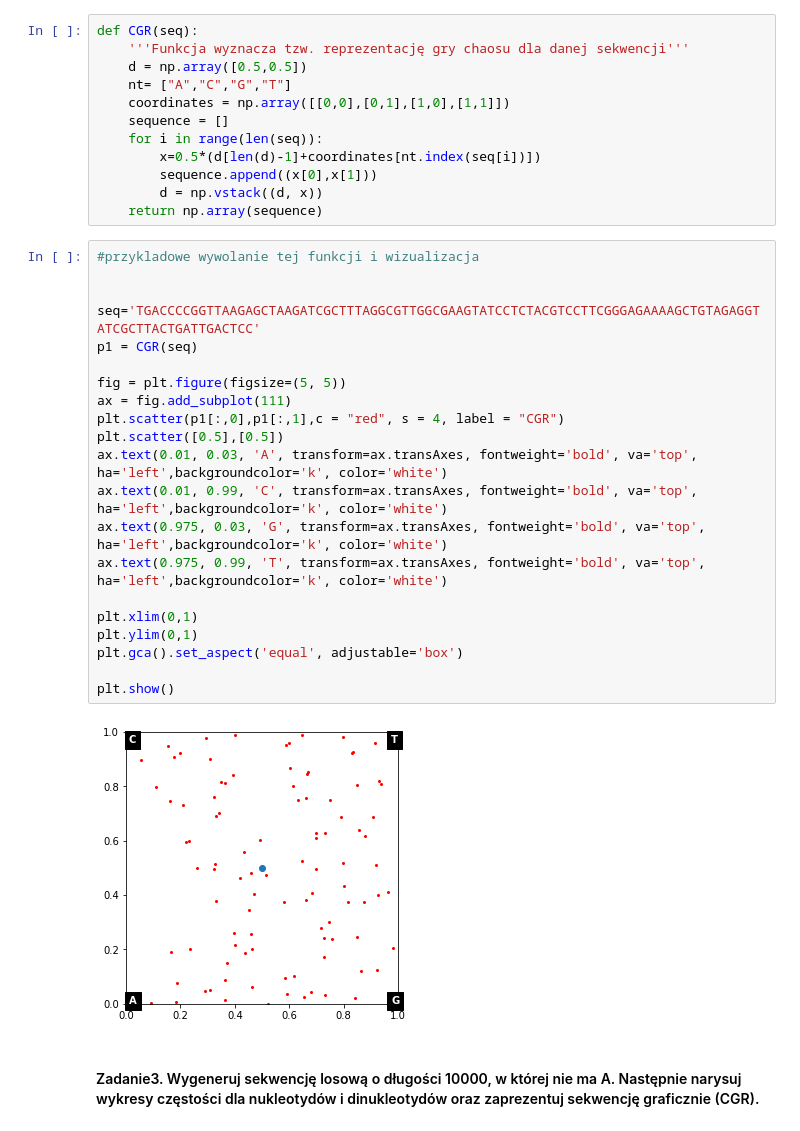
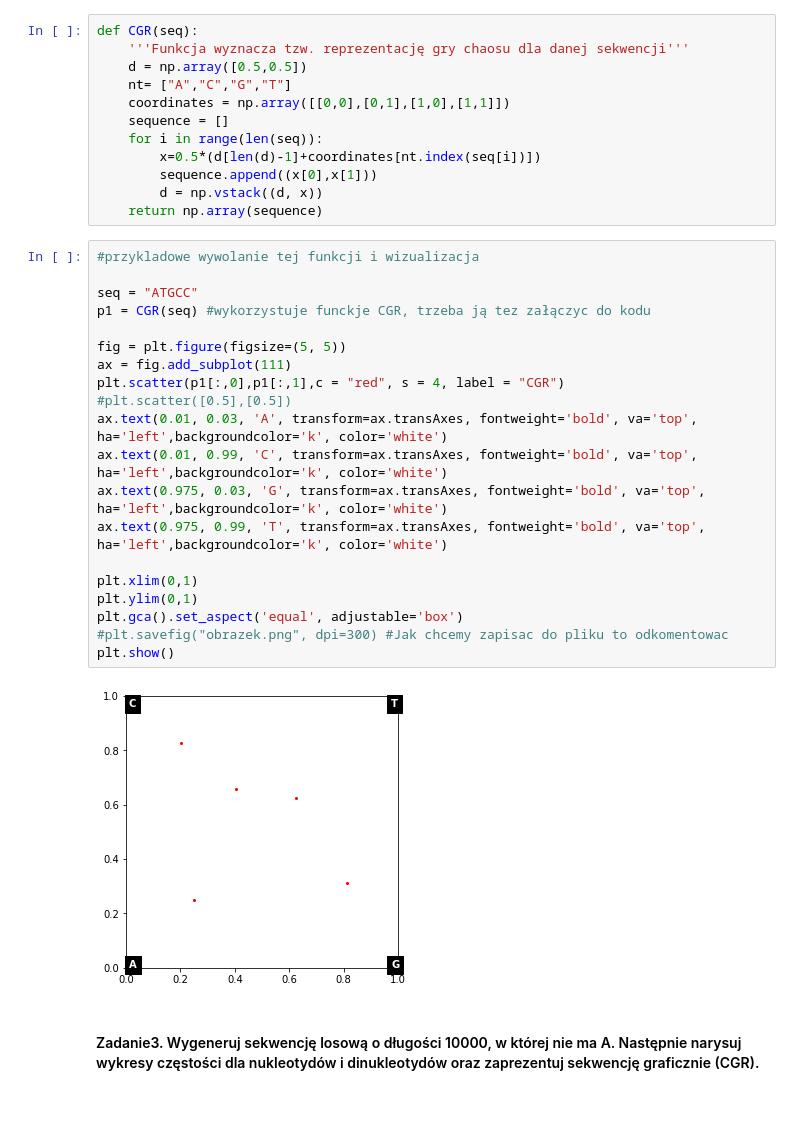
Before and after one commit to adkwazar/bioinformatyka2_maly, a Jupyter notebook: Analiza sekwencji oraz biologiczne bazy danych.ipynb, the cells around one changed output. Drawn from its saved outputs; the diff is of its cells as text.

```diff
--- a/Analiza sekwencji oraz biologiczne bazy danych.ipynb
+++ b/Analiza sekwencji oraz biologiczne bazy danych.ipynb
@@ -176,26 +176,25 @@ def CGR(seq):
 # %%
 #przykladowe wywolanie tej funkcji i wizualizacja
 
-
-seq='TGACCCCGGTTAAGAGCTAAGATCGCTTTAGGCGTTGGCGAAGTATCCTCTACGTCCTTCGGGAGAAAAGCTGTAGAGGTATCGCTTACTGATTGACTCC'
-p1 = CGR(seq)
+seq = "ATGCC"
+p1 = CGR(seq) #wykorzystuje funckje CGR, trzeba ją tez załączyc do kodu
 
 fig = plt.figure(figsize=(5, 5))
 ax = fig.add_subplot(111)
 plt.scatter(p1[:,0],p1[:,1],c = "red", s = 4, label = "CGR")
-plt.scatter([0.5],[0.5])
+#plt.scatter([0.5],[0.5])
 ax.text(0.01, 0.03, 'A', transform=ax.transAxes, fontweight='bold', va='top', ha='left',backgroundcolor='k', color='white')
 ax.text(0.01, 0.99, 'C', transform=ax.transAxes, fontweight='bold', va='top', ha='left',backgroundcolor='k', color='white')
 ax.text(0.975, 0.03, 'G', transform=ax.transAxes, fontweight='bold', va='top', ha='left',backgroundcolor='k', color='white')
 ax.text(0.975, 0.99, 'T', transform=ax.transAxes, fontweight='bold', va='top', ha='left',backgroundcolor='k', color='white')
 
 plt.xlim(0,1)
 plt.ylim(0,1)
 plt.gca().set_aspect('equal', adjustable='box')
-
+#plt.savefig("obrazek.png", dpi=300) #Jak chcemy zapisac do pliku to odkomentowac
 plt.show()
 # %% [output]
-[figure, old version]
+[figure, new version]
 # %% [markdown]
 <h4> Zadanie3. Wygeneruj sekwencję losową o długości 10000, w której nie ma A. Następnie narysuj wykresy częstości dla nukleotydów i dinukleotydów oraz zaprezentuj sekwencję graficznie (CGR).
 # %% [markdown]
```
Also changed, not shown: parts of 11 cells of this notebook, 1 other file.
